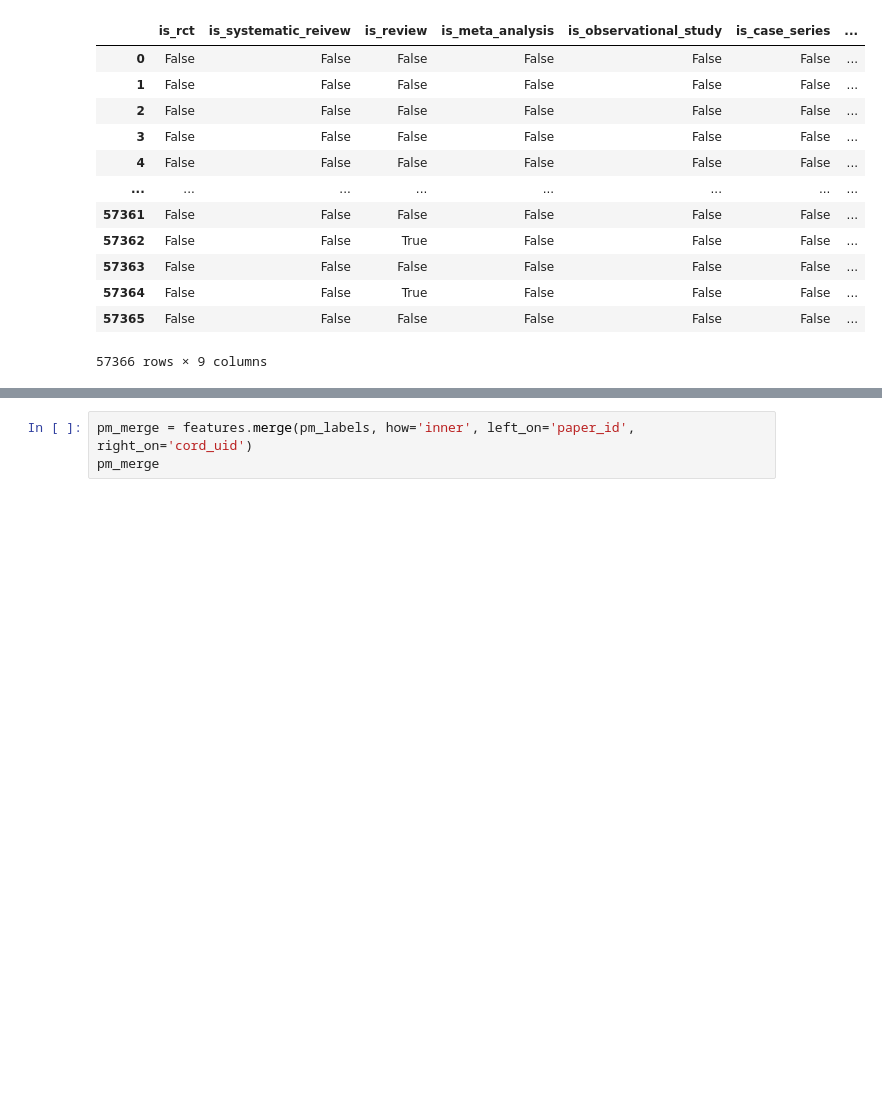
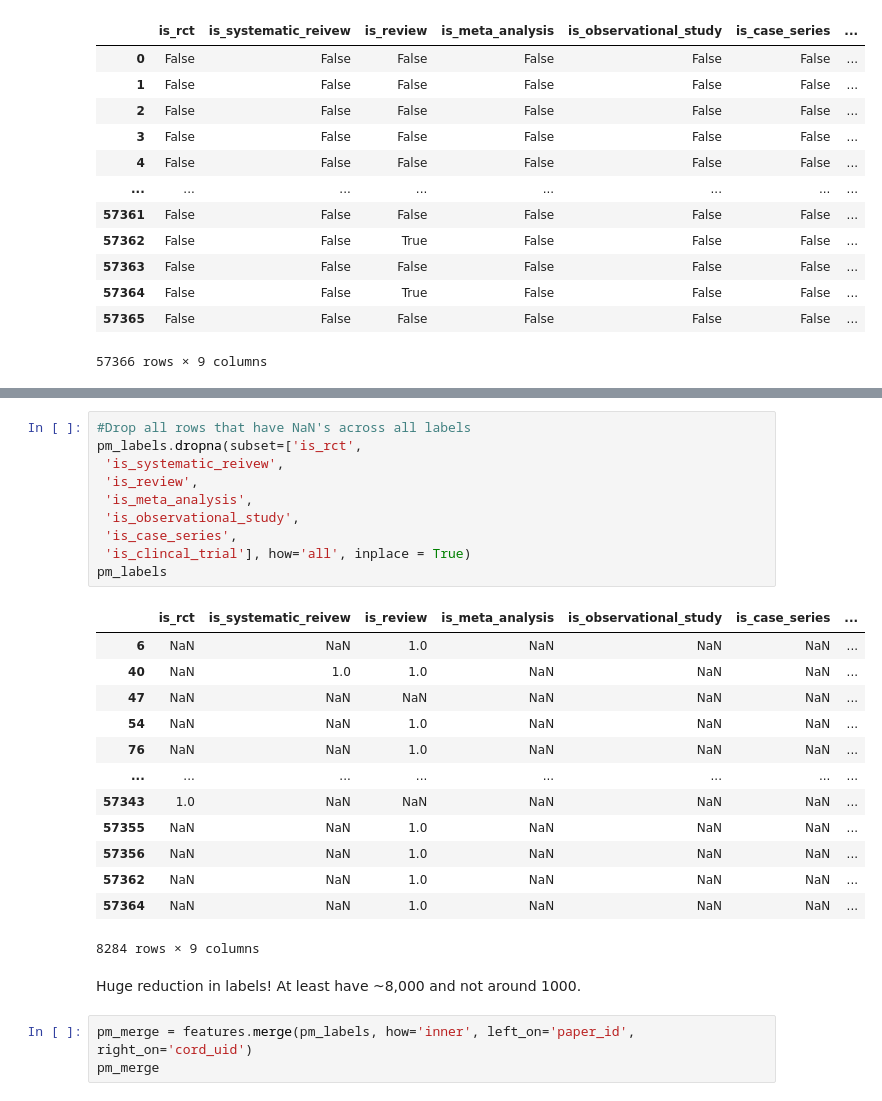
Before and after one commit to mindyng/Covid19, a Jupyter notebook: StudyTypeAnnotations.ipynb, the cells around one changed output, grey strips where cells are left out. Saved outputs shown, nothing was run; the diff lists cells and outputs as text; blank space fills up the shorter version.

```diff
--- a/StudyTypeAnnotations.ipynb
+++ b/StudyTypeAnnotations.ipynb
@@ -740,3 +762,29 @@ pm_labels
+# %%
+#Drop all rows that have NaN's across all labels
+pm_labels.dropna(subset=['is_rct',
+ 'is_systematic_reivew',
+ 'is_review',
+ 'is_meta_analysis',
+ 'is_observational_study',
+ 'is_case_series',
+ 'is_clincal_trial'], how='all', inplace = True)
+pm_labels
+# %% [output]
+|  | is_rct | is_systematic_reivew | is_review | is_meta_analysis | is_observational_study | is_case_series | ... |
+| 6 | NaN | NaN | 1.0 | NaN | NaN | NaN | ... |
+| 40 | NaN | 1.0 | 1.0 | NaN | NaN | NaN | ... |
+| 47 | NaN | NaN | NaN | NaN | NaN | NaN | ... |
+| 54 | NaN | NaN | 1.0 | NaN | NaN | NaN | ... |
+| 76 | NaN | NaN | 1.0 | NaN | NaN | NaN | ... |
+| ... | ... | ... | ... | ... | ... | ... | ... |
+| 57343 | 1.0 | NaN | NaN | NaN | NaN | NaN | ... |
+| 57355 | NaN | NaN | 1.0 | NaN | NaN | NaN | ... |
+| 57356 | NaN | NaN | 1.0 | NaN | NaN | NaN | ... |
+| 57362 | NaN | NaN | 1.0 | NaN | NaN | NaN | ... |
+| 57364 | NaN | NaN | 1.0 | NaN | NaN | NaN | ... |
+8284 rows × 9 columns
+# %% [markdown]
+Huge reduction in labels! At least have ~8,000 and not around 1000.
 # %%
 pm_merge = features.merge(pm_labels, how='inner', left_on='paper_id', right_on='cord_uid')
 pm_merge
```
Also changed, not shown: parts of 5 cells of this notebook.
